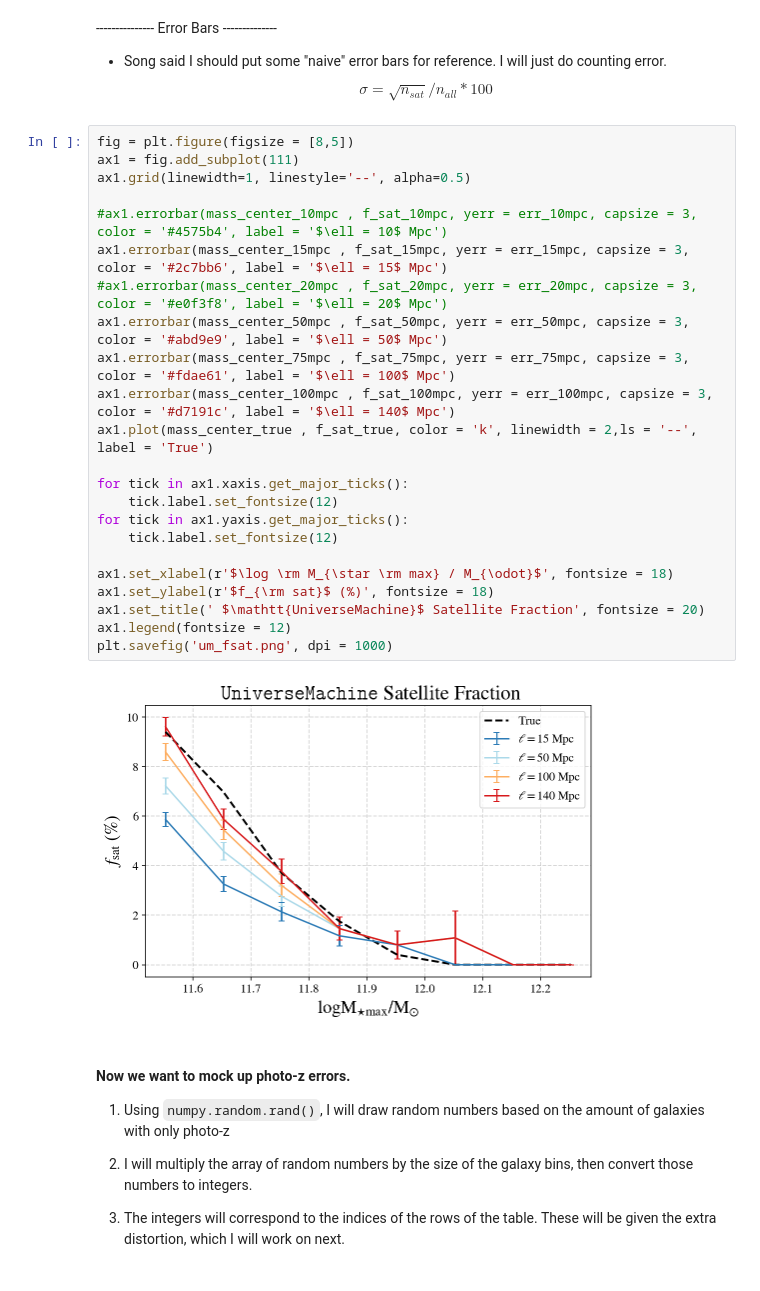
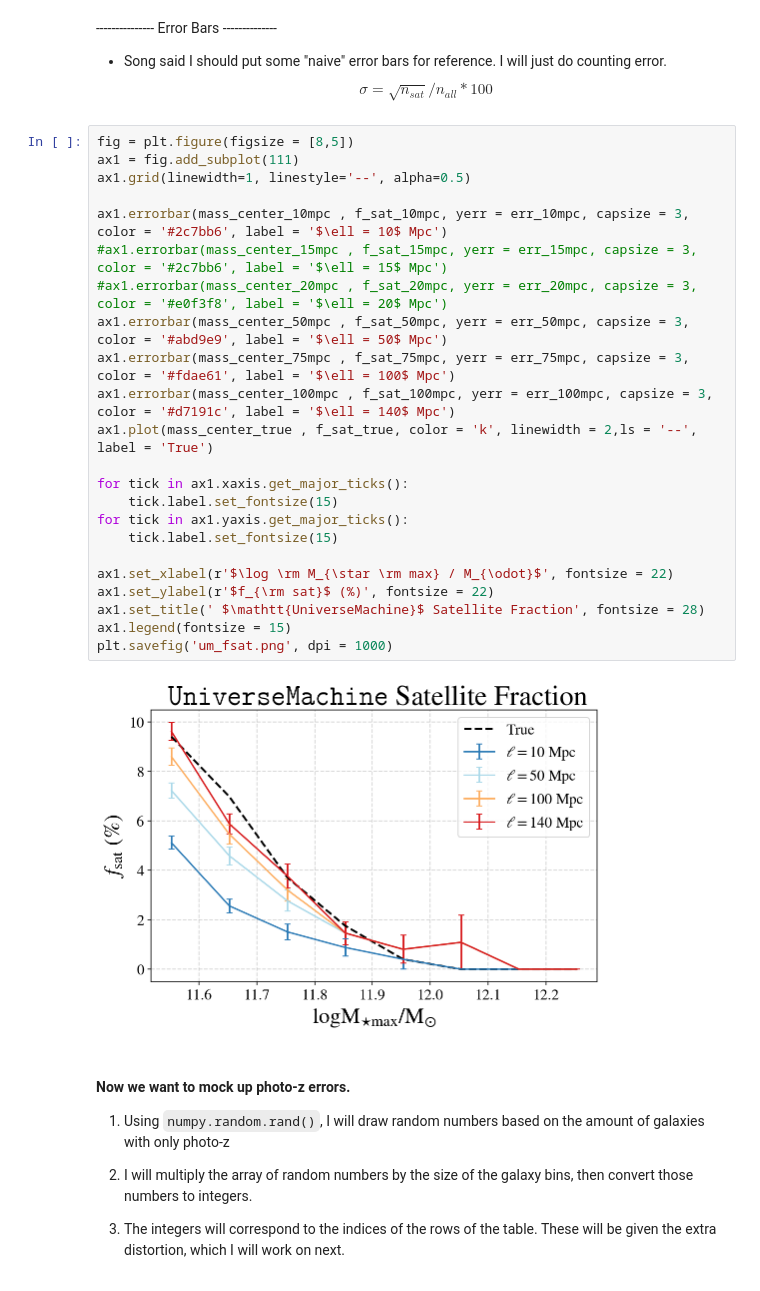
Before and after one commit to gsallabe/thesis_satellite_fraction, a Jupyter notebook: notebooks/simulation_sat_analysis.ipynb, the cells around one changed output. Saved outputs shown, nothing was run; the diff lists cells and outputs as text.

Commit message:
Plots and new data files

```diff
--- a/notebooks/simulation_sat_analysis.ipynb
+++ b/notebooks/simulation_sat_analysis.ipynb
@@ -186,28 +186,28 @@ $$ \sigma = \sqrt{n_{sat}}/n_{all} * 100 $$
 # %%
 fig = plt.figure(figsize = [8,5])
 ax1 = fig.add_subplot(111)
 ax1.grid(linewidth=1, linestyle='--', alpha=0.5)
 
-#ax1.errorbar(mass_center_10mpc , f_sat_10mpc, yerr = err_10mpc, capsize = 3, color = '#4575b4', label = '$\ell = 10$ Mpc')
-ax1.errorbar(mass_center_15mpc , f_sat_15mpc, yerr = err_15mpc, capsize = 3, color = '#2c7bb6', label = '$\ell = 15$ Mpc')
+ax1.errorbar(mass_center_10mpc , f_sat_10mpc, yerr = err_10mpc, capsize = 3, color = '#2c7bb6', label = '$\ell = 10$ Mpc')
+#ax1.errorbar(mass_center_15mpc , f_sat_15mpc, yerr = err_15mpc, capsize = 3, color = '#2c7bb6', label = '$\ell = 15$ Mpc')
 #ax1.errorbar(mass_center_20mpc , f_sat_20mpc, yerr = err_20mpc, capsize = 3, color = '#e0f3f8', label = '$\ell = 20$ Mpc')
 ax1.errorbar(mass_center_50mpc , f_sat_50mpc, yerr = err_50mpc, capsize = 3, color = '#abd9e9', label = '$\ell = 50$ Mpc')
 ax1.errorbar(mass_center_75mpc , f_sat_75mpc, yerr = err_75mpc, capsize = 3, color = '#fdae61', label = '$\ell = 100$ Mpc')
 ax1.errorbar(mass_center_100mpc , f_sat_100mpc, yerr = err_100mpc, capsize = 3, color = '#d7191c', label = '$\ell = 140$ Mpc')
 ax1.plot(mass_center_true , f_sat_true, color = 'k', linewidth = 2,ls = '--', label = 'True')
 
 for tick in ax1.xaxis.get_major_ticks():
-    tick.label.set_fontsize(12)
+    tick.label.set_fontsize(15)
 for tick in ax1.yaxis.get_major_ticks():
-    tick.label.set_fontsize(12)
+    tick.label.set_fontsize(15)
 
-ax1.set_xlabel(r'$\log \rm M_{\star \rm max} / M_{\odot}$', fontsize = 18)
-ax1.set_ylabel(r'$f_{\rm sat}$ (%)', fontsize = 18)
-ax1.set_title(' $\mathtt{UniverseMachine}$ Satellite Fraction', fontsize = 20)
-ax1.legend(fontsize = 12)
+ax1.set_xlabel(r'$\log \rm M_{\star \rm max} / M_{\odot}$', fontsize = 22)
+ax1.set_ylabel(r'$f_{\rm sat}$ (%)', fontsize = 22)
+ax1.set_title(' $\mathtt{UniverseMachine}$ Satellite Fraction', fontsize = 28)
+ax1.legend(fontsize = 15)
 plt.savefig('um_fsat.png', dpi = 1000)
 # %% [output]
-[figure, old version]
+[figure, new version]
 # %% [markdown]
 #### Now we want to mock up photo-z errors.
 
```
Also changed, not shown: 7 other files.
